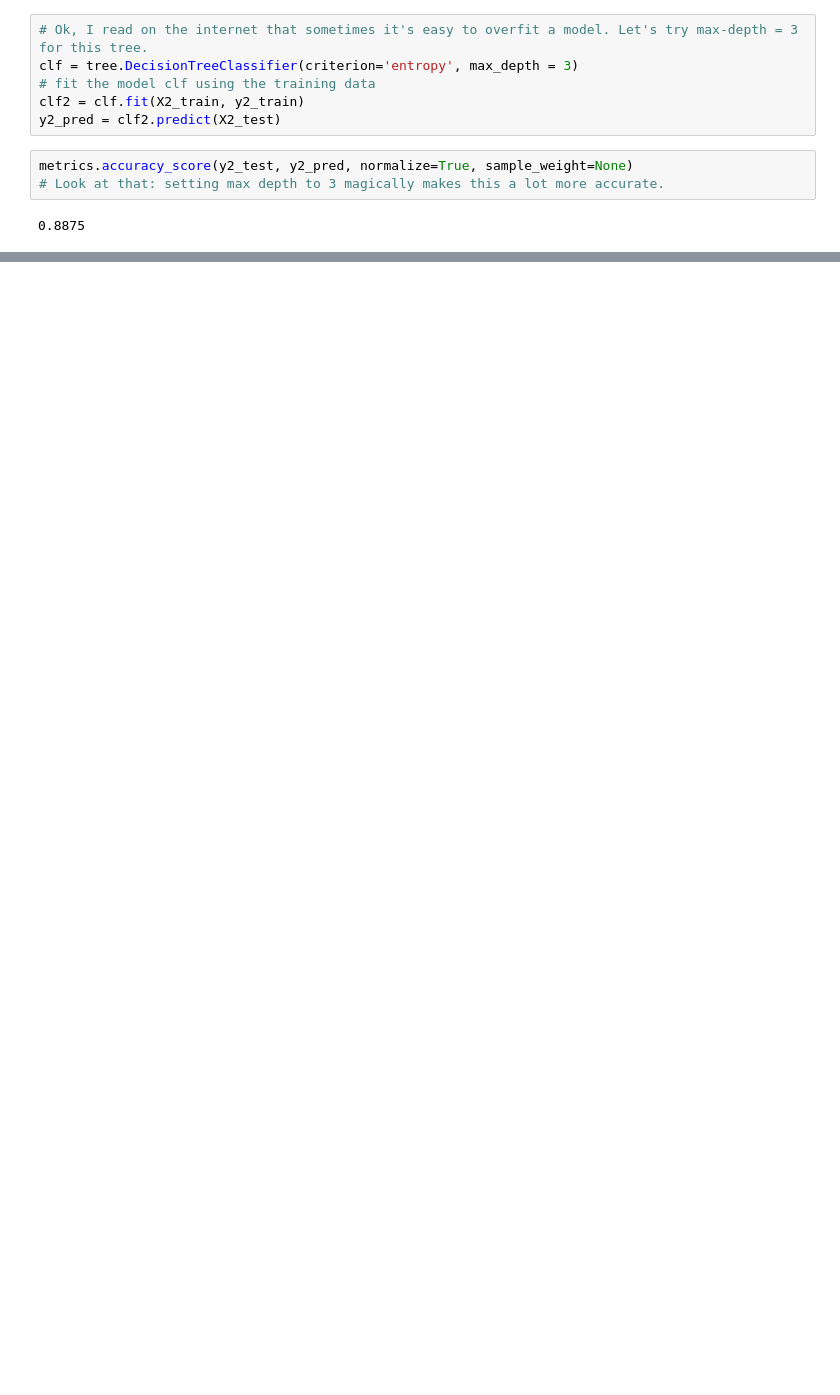
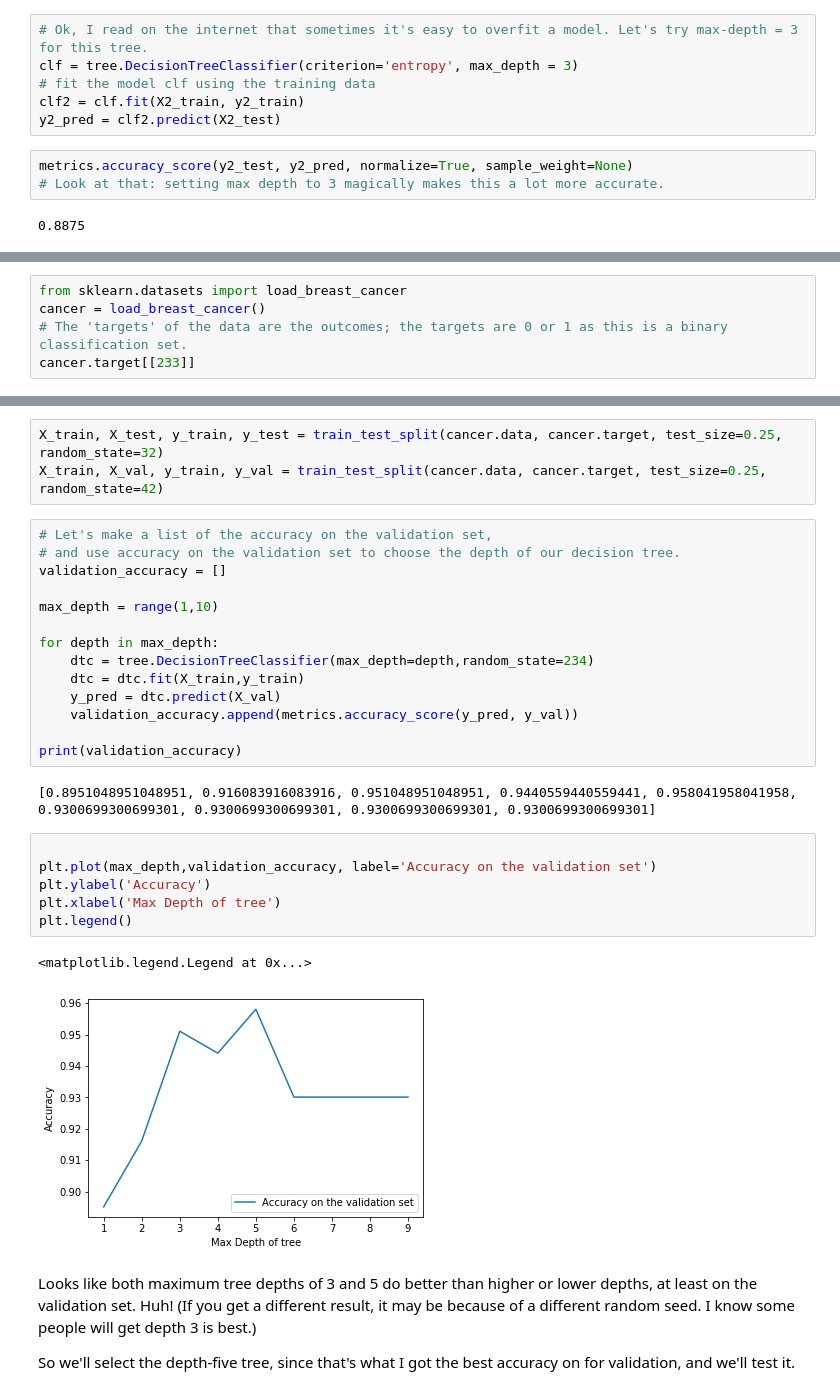
Before and after one commit to kaitai/MachineLearningSeminar-2019, a Jupyter notebook: Decision trees extended.ipynb, the cells around one changed output, grey strips where cells are left out. Saved outputs shown, nothing was run; the diff lists cells and outputs as text; blank space fills up the shorter version.

Commit message:
Expanded exercises in decision tree notebook a bit

```diff
--- a/Decision trees extended.ipynb
+++ b/Decision trees extended.ipynb
@@ -162,0 +252,5 @@ This is a bizarre result if you don't have a lot of experience with decision tre
+# %%
+from sklearn.datasets import load_breast_cancer
+cancer = load_breast_cancer()
+# The 'targets' of the data are the outcomes; the targets are 0 or 1 as this is a binary classification set.
+cancer.target[[233]]
@@ -162,0 +324,32 @@ This is a bizarre result if you don't have a lot of experience with decision tre
+# %%
+X_train, X_test, y_train, y_test = train_test_split(cancer.data, cancer.target, test_size=0.25, random_state=32)
+X_train, X_val, y_train, y_val = train_test_split(cancer.data, cancer.target, test_size=0.25, random_state=42)
+# %%
+# Let's make a list of the accuracy on the validation set,
+# and use accuracy on the validation set to choose the depth of our decision tree.
+validation_accuracy = []
+
+max_depth = range(1,10)
+
+for depth in max_depth:
+    dtc = tree.DecisionTreeClassifier(max_depth=depth,random_state=234)
+    dtc = dtc.fit(X_train,y_train)
+    y_pred = dtc.predict(X_val)
+    validation_accuracy.append(metrics.accuracy_score(y_pred, y_val))
+
+print(validation_accuracy)
+# %% [output]
+[0.8951048951048951, 0.916083916083916, 0.951048951048951, 0.9440559440559441, 0.958041958041958, 0.9300699300699301, 0.9300699300699301, 0.9300699300699301, 0.9300699300699301]
+# %%
+
+plt.plot(max_depth,validation_accuracy, label='Accuracy on the validation set')
+plt.ylabel('Accuracy')
+plt.xlabel('Max Depth of tree')
+plt.legend()
+# %% [output]
+<matplotlib.legend.Legend at 0x...>
+[figure, added]
+# %% [markdown]
+Looks like both maximum tree depths of 3 and 5 do better than higher or lower depths, at least on the validation set. Huh! (If you get a different result, it may be because of a different random seed. I know some people will get depth 3 is best.)
+
+So we'll select the depth-five tree, since that's what I got the best accuracy on for validation, and we'll test it.
```
Also changed, not shown: parts of 24 cells of this notebook.
